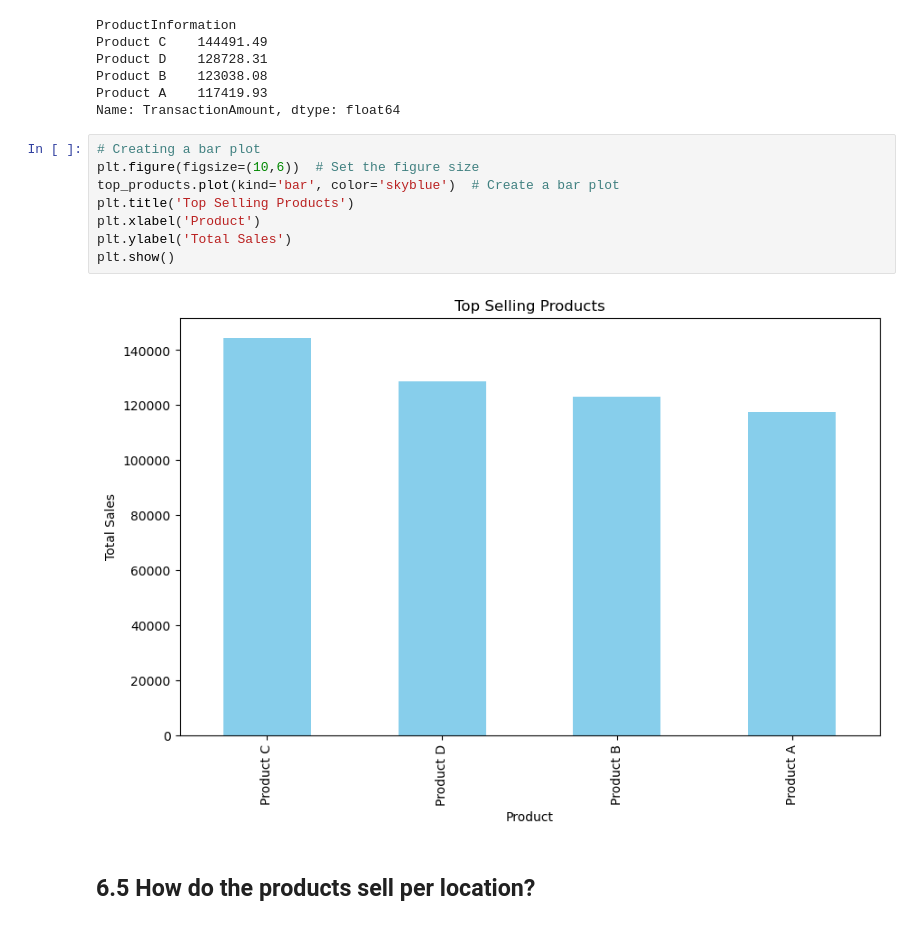
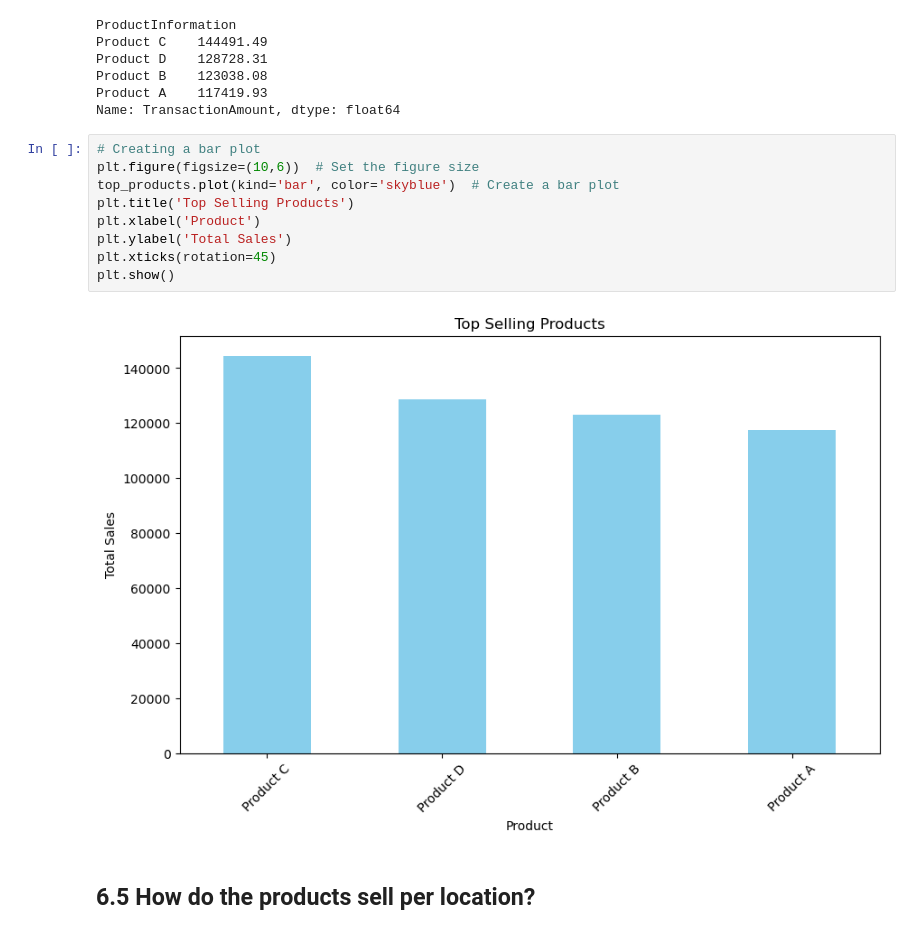
Before and after one commit to George-Mbugua/RFM-Analysis-Recency-Frequency-and-Monetary-Value-, a Jupyter notebook: Untitled-1.ipynb, the cells around one changed output. Drawn from its saved outputs; the diff is of its cells as text.

```diff
--- a/Untitled-1.ipynb
+++ b/Untitled-1.ipynb
@@ -244,13 +245,14 @@ Name: TransactionAmount, dtype: float64
 # %%
 # Creating a bar plot
 plt.figure(figsize=(10,6))  # Set the figure size
 top_products.plot(kind='bar', color='skyblue')  # Create a bar plot
 plt.title('Top Selling Products')
 plt.xlabel('Product')
 plt.ylabel('Total Sales')
+plt.xticks(rotation=45)
 plt.show()
 # %% [output]
-[figure, old version]
+[figure, new version]
 # %% [markdown]
 ## 6.5 How do the products sell per location?
 # %%
```
Also changed, not shown: parts of 9 cells of this notebook, 5 other files.
